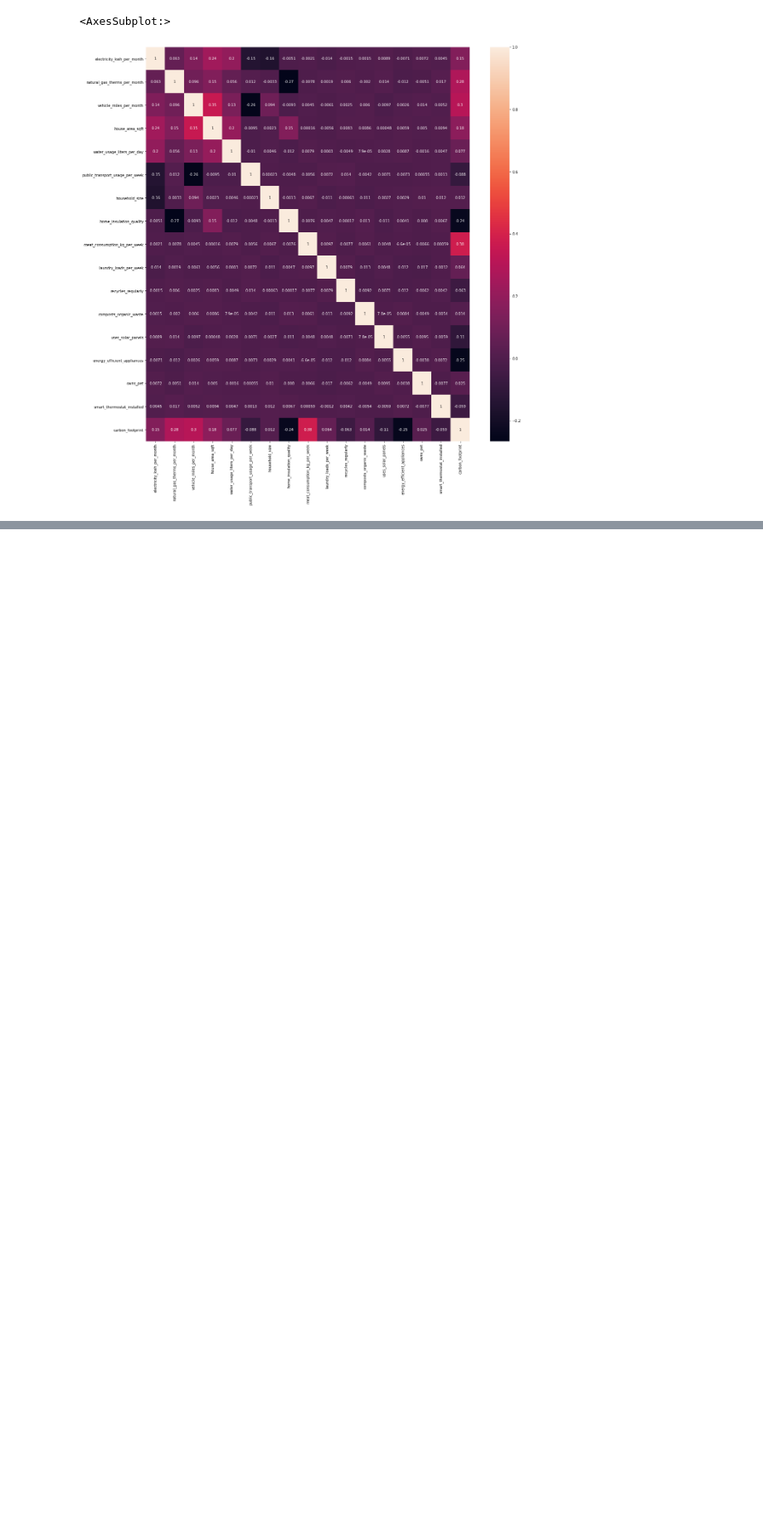
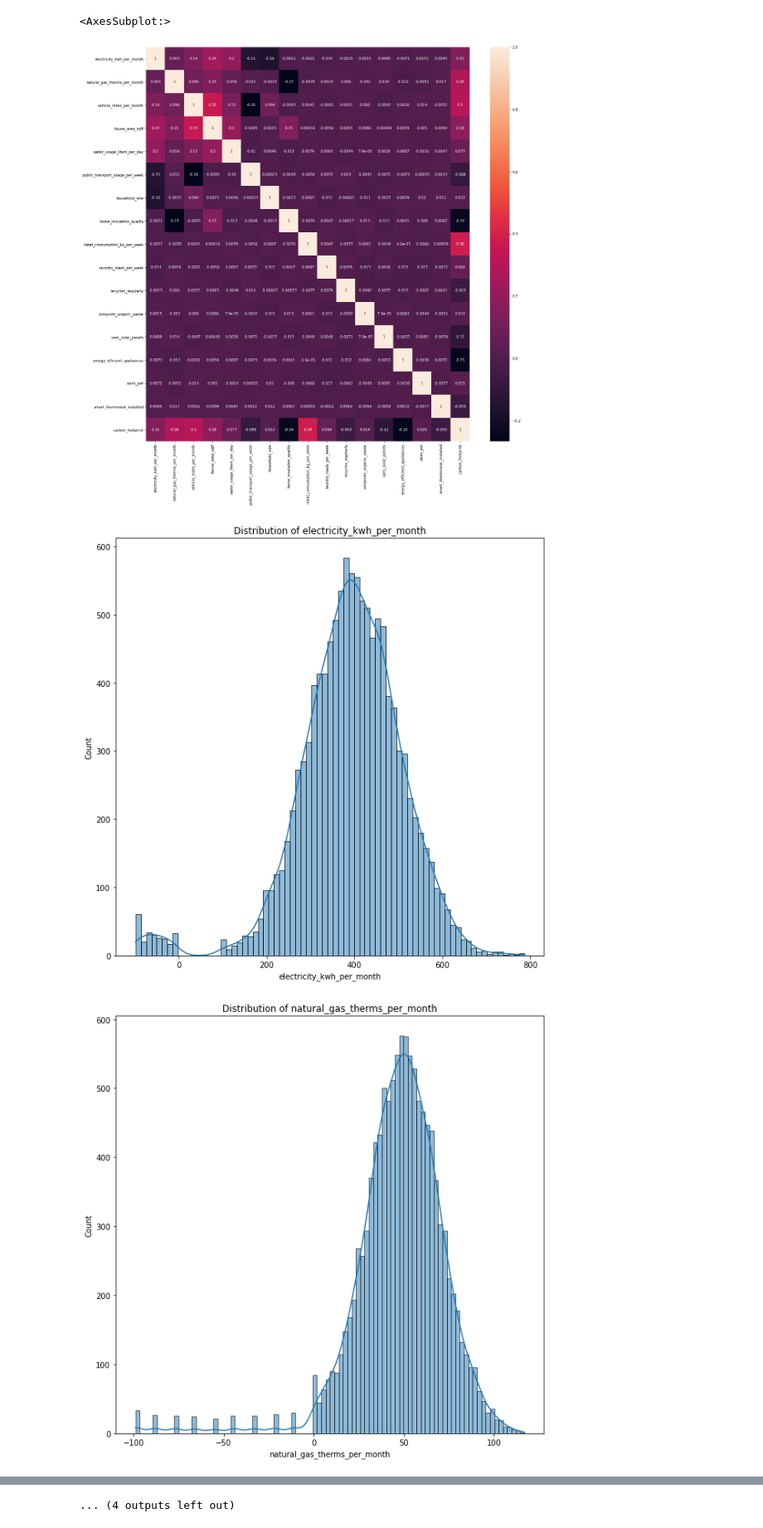
Before and after one commit to FrancisNdirangu/Carbon-Footprint-ML-Project, a Jupyter notebook: dataset/notebook.ipynb, the cells around one changed output, grey strips where cells are left out. Shown at 83% size. Saved outputs shown, nothing was run; the diff lists cells and outputs as text; code cells hidden in the pictures; blank space fills up the shorter version.

Commit message:
created distribution plots for numeric features

```diff
--- a/dataset/notebook.ipynb
+++ b/dataset/notebook.ipynb
@@ -254,3 +254,15 @@ sns.heatmap(corr_matrix,annot=True)
 # %% [output]
 <AxesSubplot:>
 [figure]
+# %%
+numerical_features = df_numeric.drop(axis=1,columns=['carbon_footprint'])
+carbon_footprint = df_numeric['carbon_footprint']
+
+for feature in numerical_features.columns:
+    plt.figure(figsize=(10,10))
+    sns.histplot(df_numeric[feature],kde=True)
+    plt.title(f'Distribution of {feature}')
+    plt.show()
+# %% [output]
+[figure, added]
+[figure, added]
@@ -256,0 +279 @@ sns.heatmap(corr_matrix,annot=True)
+... (4 outputs left out)
```
Also changed, not shown: parts of 1 cell of this notebook.
